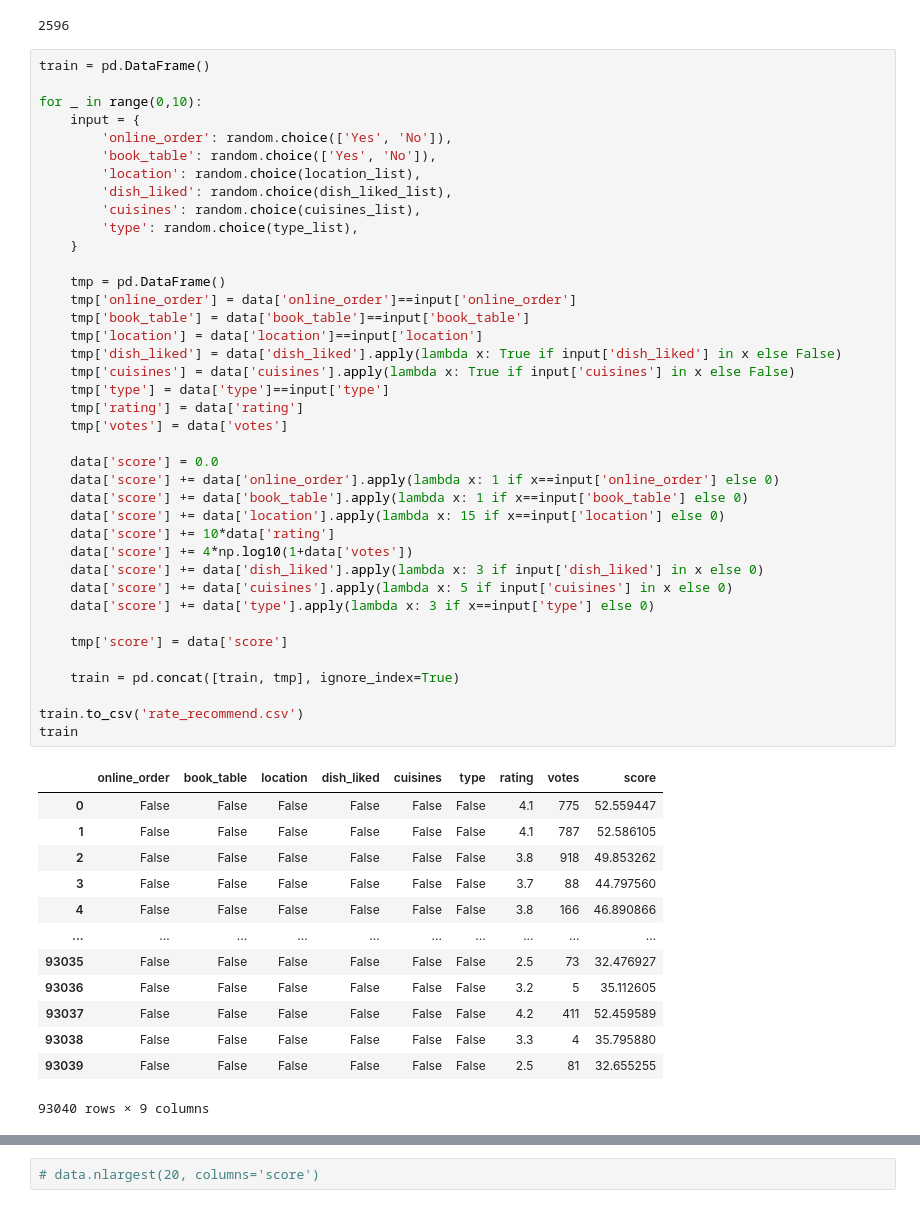
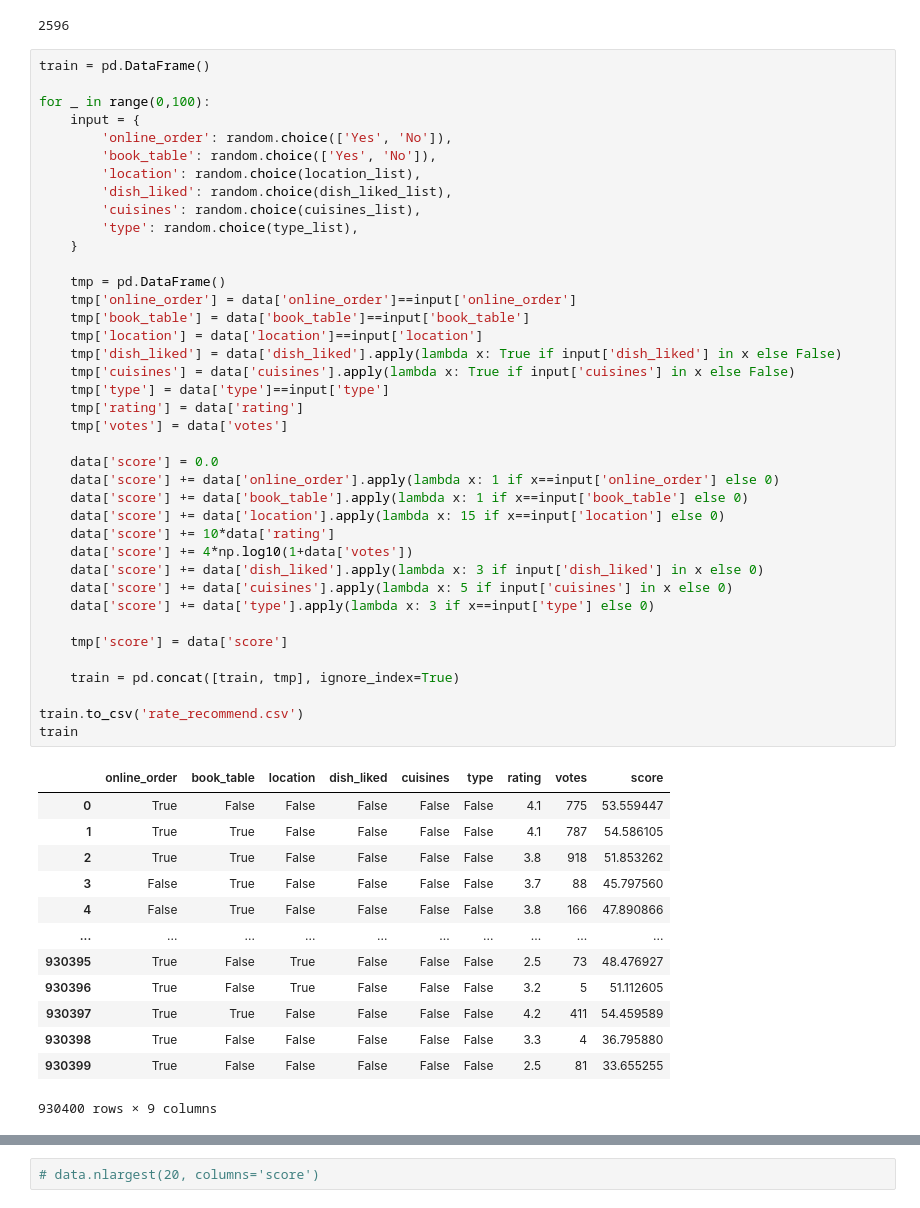
Before and after one commit to minhvq36/assignment_dbm, a Jupyter notebook: Data_preprocessing.ipynb, the cells around one changed output, grey strips where cells are left out. Drawn from its saved outputs; the diff is of its cells as text.

```diff
--- a/Data_preprocessing.ipynb
+++ b/Data_preprocessing.ipynb
@@ -384,7 +384,7 @@ print(len(dish_liked_set))
 # %%
 train = pd.DataFrame()
 
-for _ in range(0,10):
+for _ in range(0,100):
     input = {
         'online_order': random.choice(['Yes', 'No']),
         'book_table': random.choice(['Yes', 'No']),
@@ -395,45 +395,45 @@ for _ in range(0,10):
     }
 
     tmp = pd.DataFrame()
     tmp['online_order'] = data['online_order']==input['online_order']
     tmp['book_table'] = data['book_table']==input['book_table']
     tmp['location'] = data['location']==input['location']
     tmp['dish_liked'] = data['dish_liked'].apply(lambda x: True if input['dish_liked'] in x else False)
     tmp['cuisines'] = data['cuisines'].apply(lambda x: True if input['cuisines'] in x else False)
     tmp['type'] = data['type']==input['type']
     tmp['rating'] = data['rating']
     tmp['votes'] = data['votes']
 
     data['score'] = 0.0
     data['score'] += data['online_order'].apply(lambda x: 1 if x==input['online_order'] else 0)
     data['score'] += data['book_table'].apply(lambda x: 1 if x==input['book_table'] else 0)
     data['score'] += data['location'].apply(lambda x: 15 if x==input['location'] else 0)
     data['score'] += 10*data['rating']
     data['score'] += 4*np.log10(1+data['votes'])
     data['score'] += data['dish_liked'].apply(lambda x: 3 if input['dish_liked'] in x else 0)
     data['score'] += data['cuisines'].apply(lambda x: 5 if input['cuisines'] in x else 0)
     data['score'] += data['type'].apply(lambda x: 3 if x==input['type'] else 0)
 
     tmp['score'] = data['score']
 
     train = pd.concat([train, tmp], ignore_index=True)
 
 train.to_csv('rate_recommend.csv')
 train
 # %% [output]
 |  | online_order | book_table | location | dish_liked | cuisines | type | rating | votes | score |
-| 0 | False | False | False | False | False | False | 4.1 | 775 | 52.559447 |
-| 1 | False | False | False | False | False | False | 4.1 | 787 | 52.586105 |
-| 2 | False | False | False | False | False | False | 3.8 | 918 | 49.853262 |
-| 3 | False | False | False | False | False | False | 3.7 | 88 | 44.797560 |
-| 4 | False | False | False | False | False | False | 3.8 | 166 | 46.890866 |
+| 0 | True | False | False | False | False | False | 4.1 | 775 | 53.559447 |
+| 1 | True | True | False | False | False | False | 4.1 | 787 | 54.586105 |
+| 2 | True | True | False | False | False | False | 3.8 | 918 | 51.853262 |
+| 3 | False | True | False | False | False | False | 3.7 | 88 | 45.797560 |
+| 4 | False | True | False | False | False | False | 3.8 | 166 | 47.890866 |
 | ... | ... | ... | ... | ... | ... | ... | ... | ... | ... |
-| 93035 | False | False | False | False | False | False | 2.5 | 73 | 32.476927 |
-| 93036 | False | False | False | False | False | False | 3.2 | 5 | 35.112605 |
-| 93037 | False | False | False | False | False | False | 4.2 | 411 | 52.459589 |
-| 93038 | False | False | False | False | False | False | 3.3 | 4 | 35.795880 |
-| 93039 | False | False | False | False | False | False | 2.5 | 81 | 32.655255 |
+| 930395 | True | False | True | False | False | False | 2.5 | 73 | 48.476927 |
+| 930396 | True | False | True | False | False | False | 3.2 | 5 | 51.112605 |
+| 930397 | True | True | False | False | False | False | 4.2 | 411 | 54.459589 |
+| 930398 | True | False | False | False | False | False | 3.3 | 4 | 36.795880 |
+| 930399 | True | False | False | False | False | False | 2.5 | 81 | 33.655255 |
-93040 rows × 9 columns
+930400 rows × 9 columns
 # %%
 min_score = train['score'].min()
 max_score = train['score'].max()
```
Also changed, not shown: parts of 10 cells of this notebook.
